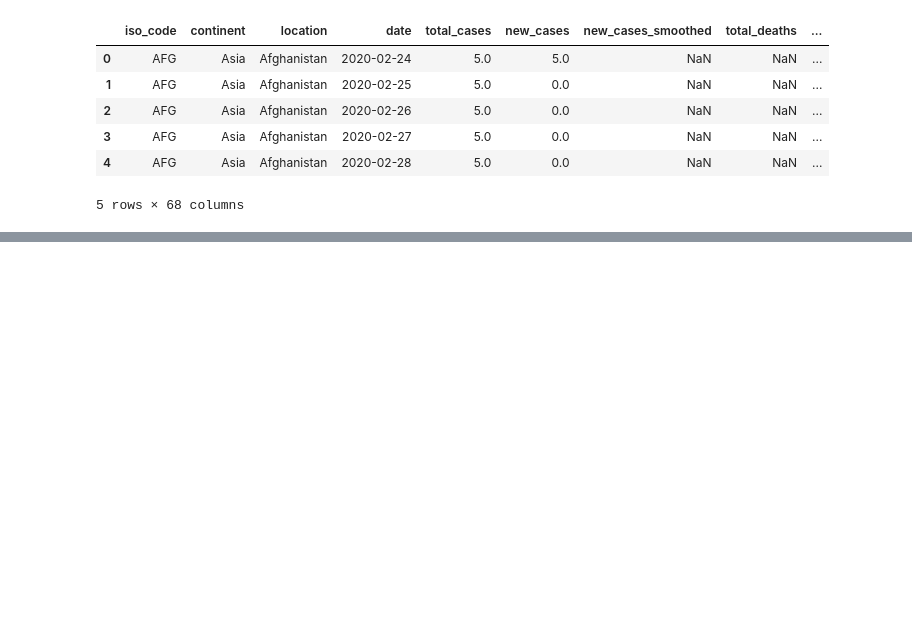
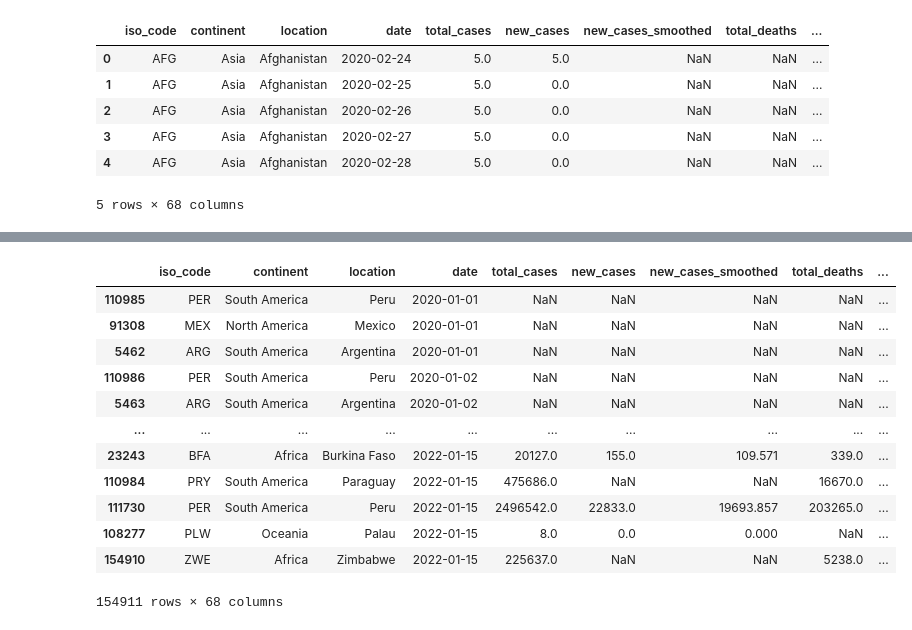
Before and after one commit to msdec321/PythonBasics, a Jupyter notebook: pandas/basics.ipynb, the cells around one changed output, grey strips where cells are left out. Saved outputs shown, nothing was run; the diff lists cells and outputs as text; code cells hidden in the pictures; blank space fills up the shorter version.

Commit message:
Added sort_values example

```diff
--- a/pandas/basics.ipynb
+++ b/pandas/basics.ipynb
@@ -152 +183,18 @@ caseDeathRatio                              19847
 Length: 68, dtype: int64
+# %%
+# Sorting data
+data.sort_values(['date'])
+# %% [output]
+|  | iso_code | continent | location | date | total_cases | new_cases | new_cases_smoothed | total_deaths | ... |
+| 110985 | PER | South America | Peru | 2020-01-01 | NaN | NaN | NaN | NaN | ... |
+| 91308 | MEX | North America | Mexico | 2020-01-01 | NaN | NaN | NaN | NaN | ... |
+| 5462 | ARG | South America | Argentina | 2020-01-01 | NaN | NaN | NaN | NaN | ... |
+| 110986 | PER | South America | Peru | 2020-01-02 | NaN | NaN | NaN | NaN | ... |
+| 5463 | ARG | South America | Argentina | 2020-01-02 | NaN | NaN | NaN | NaN | ... |
+| ... | ... | ... | ... | ... | ... | ... | ... | ... | ... |
+| 23243 | BFA | Africa | Burkina Faso | 2022-01-15 | 20127.0 | 155.0 | 109.571 | 339.0 | ... |
+| 110984 | PRY | South America | Paraguay | 2022-01-15 | 475686.0 | NaN | NaN | 16670.0 | ... |
+| 111730 | PER | South America | Peru | 2022-01-15 | 2496542.0 | 22833.0 | 19693.857 | 203265.0 | ... |
+| 108277 | PLW | Oceania | Palau | 2022-01-15 | 8.0 | 0.0 | 0.000 | NaN | ... |
+| 154910 | ZWE | Africa | Zimbabwe | 2022-01-15 | 225637.0 | NaN | NaN | 5238.0 | ... |
+154911 rows × 68 columns
```
Also changed, not shown: parts of 5 cells of this notebook.
